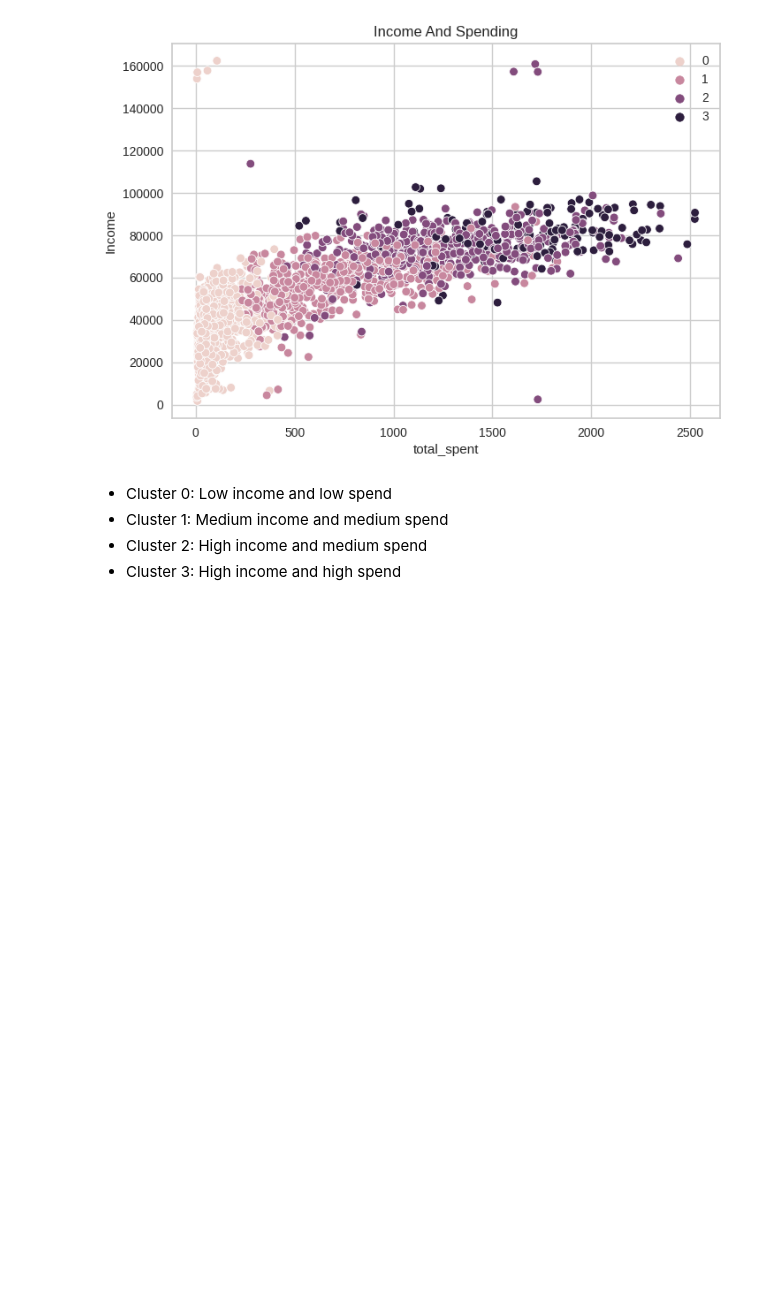
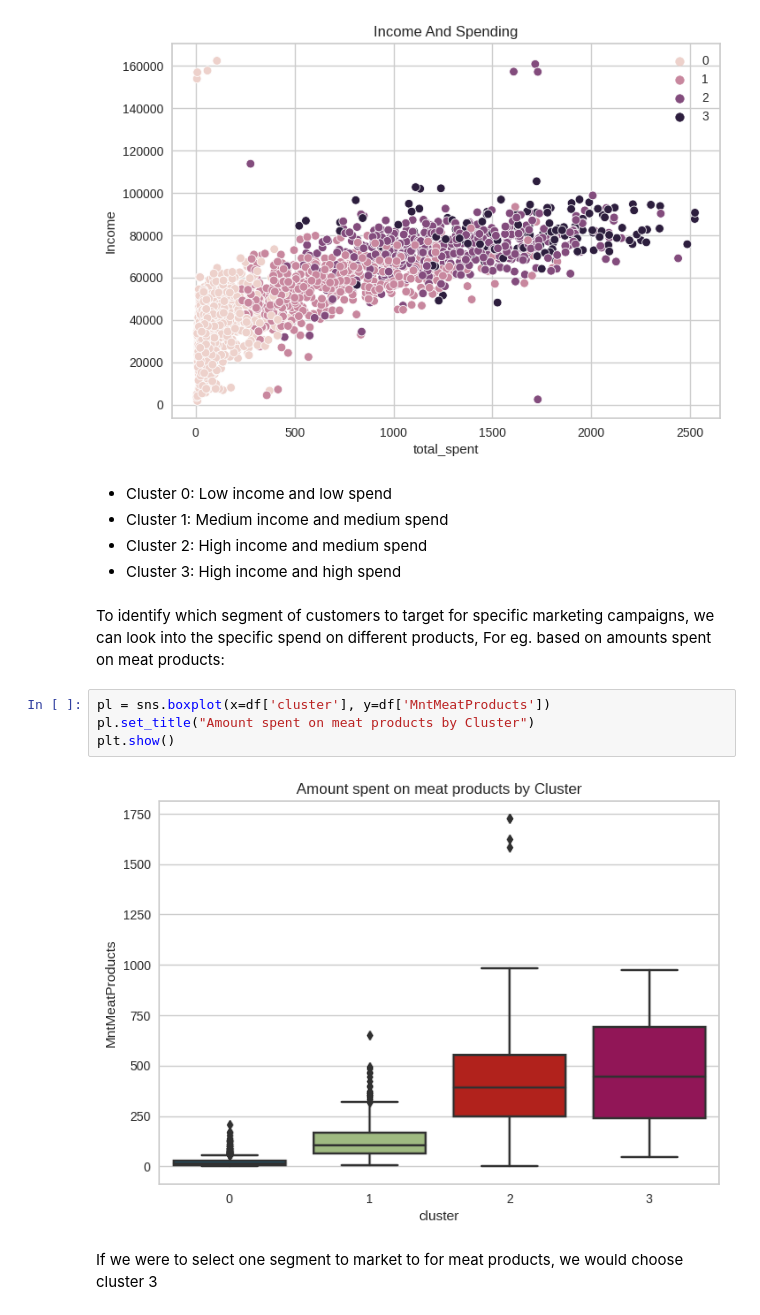
Before and after one commit to swethag04/ml-projects, a Jupyter notebook: kmeans/clustering.ipynb, the cells around one changed output. Cells and saved outputs as stored; diff of their text form; blank space fills up the shorter version.

Commit message:
add box plot for meat spend

```diff
--- a/kmeans/clustering.ipynb
+++ b/kmeans/clustering.ipynb
@@ -245,3 +245,13 @@ plt.show()
 *   Cluster 1: Medium income and medium spend
 * Cluster 2: High income and medium spend
 * Cluster 3: High income and high spend
+# %% [markdown]
+To identify which segment of customers to target for specific marketing campaigns, we can look into the specific spend on different products, For eg. based on amounts spent on meat products:
+# %%
+pl = sns.boxplot(x=df['cluster'], y=df['MntMeatProducts'])
+pl.set_title("Amount spent on meat products by Cluster")
+plt.show()
+# %% [output]
+[figure, added]
+# %% [markdown]
+If we were to select one segment to market to for meat products, we would choose cluster 3
```
